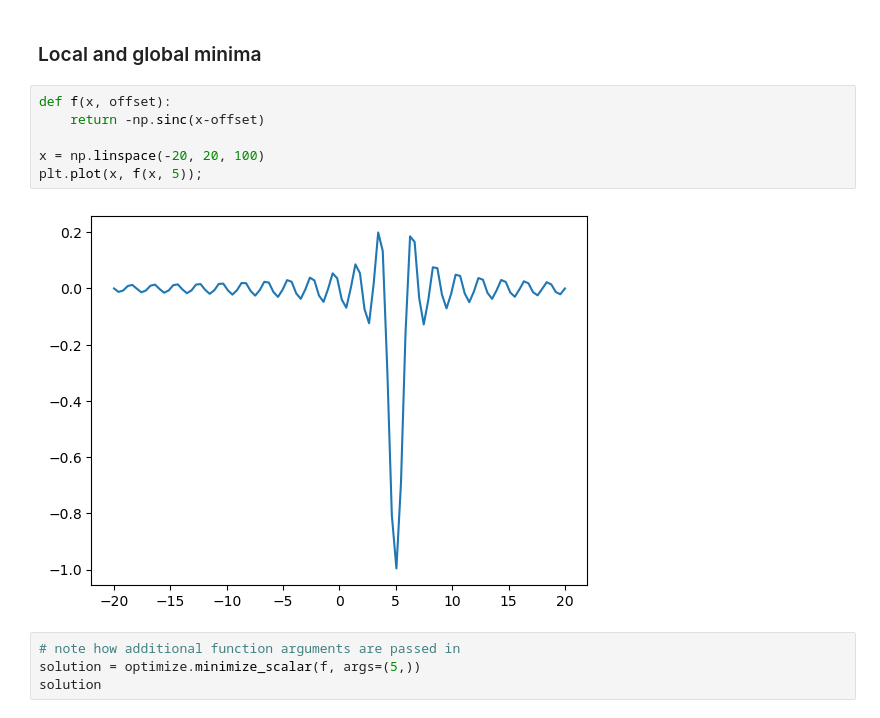
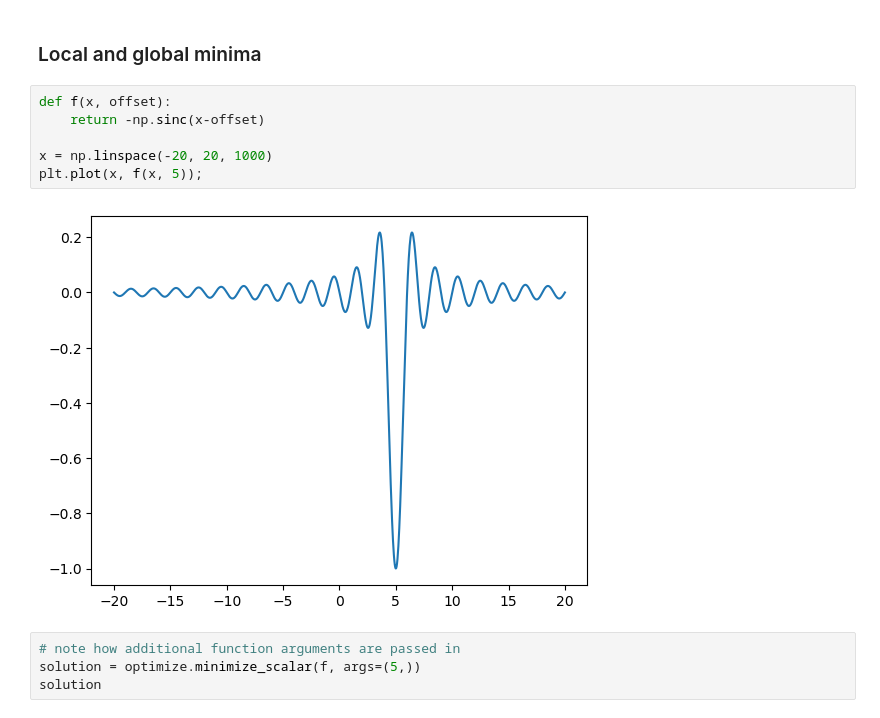
Before and after one commit to francesco-erario/LaboratoryOfComputationalPhysics_Y8, a Jupyter notebook: 09_Algorithms.ipynb, the cells around one changed output. Cells and saved outputs as stored; diff of their text form.

```diff
--- a/09_Algorithms.ipynb
+++ b/09_Algorithms.ipynb
@@ -196,11 +198,11 @@ optimize.minimize_scalar(f, method='bounded', bounds=[0, 6])
 # %%
 def f(x, offset):
     return -np.sinc(x-offset)
 
-x = np.linspace(-20, 20, 100)
+x = np.linspace(-20, 20, 1000)
 plt.plot(x, f(x, 5));
 # %% [output]
-[figure, old version]
+[figure, new version]
 # %%
 # note how additional function arguments are passed in
 solution = optimize.minimize_scalar(f, args=(5,))
```
Also changed, not shown: parts of 18 cells of this notebook.
